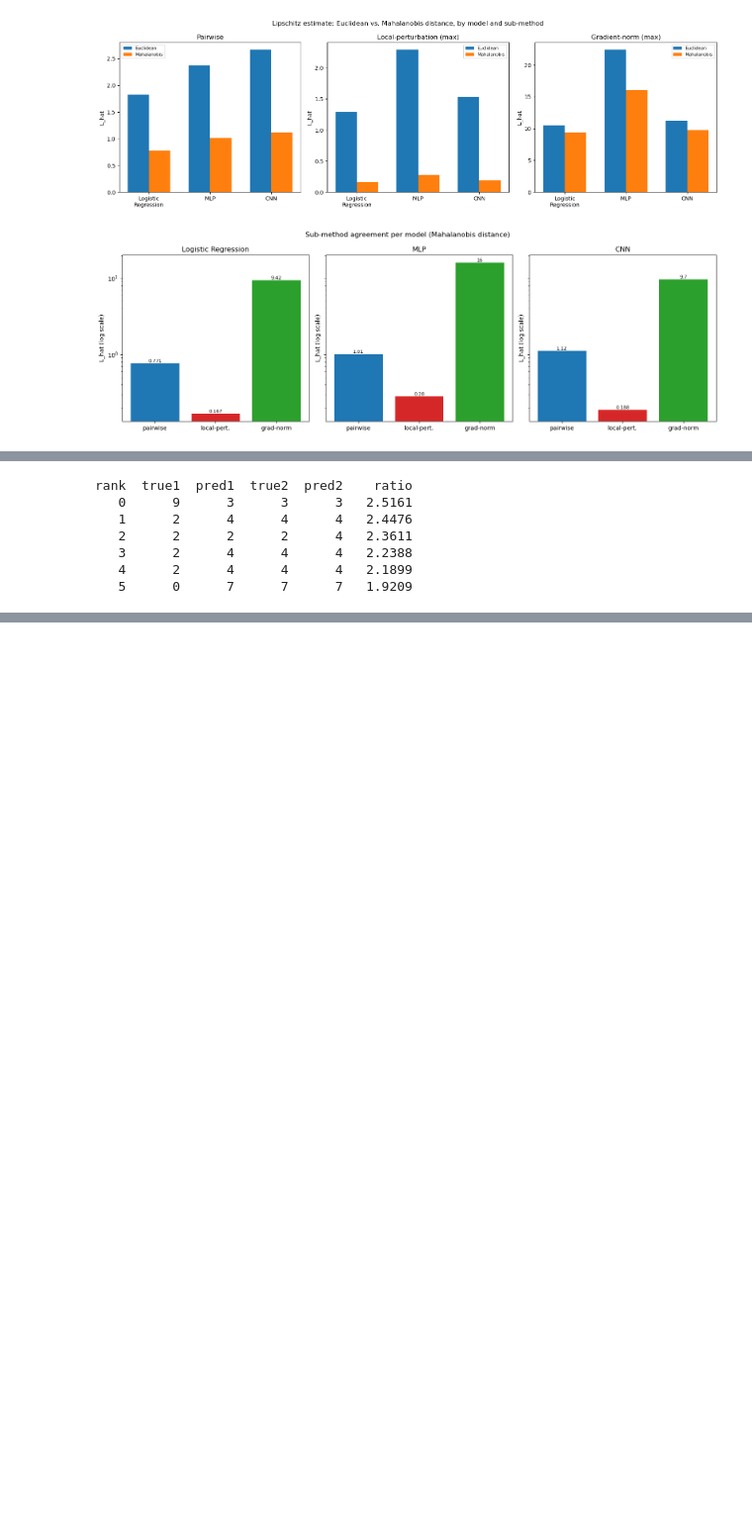
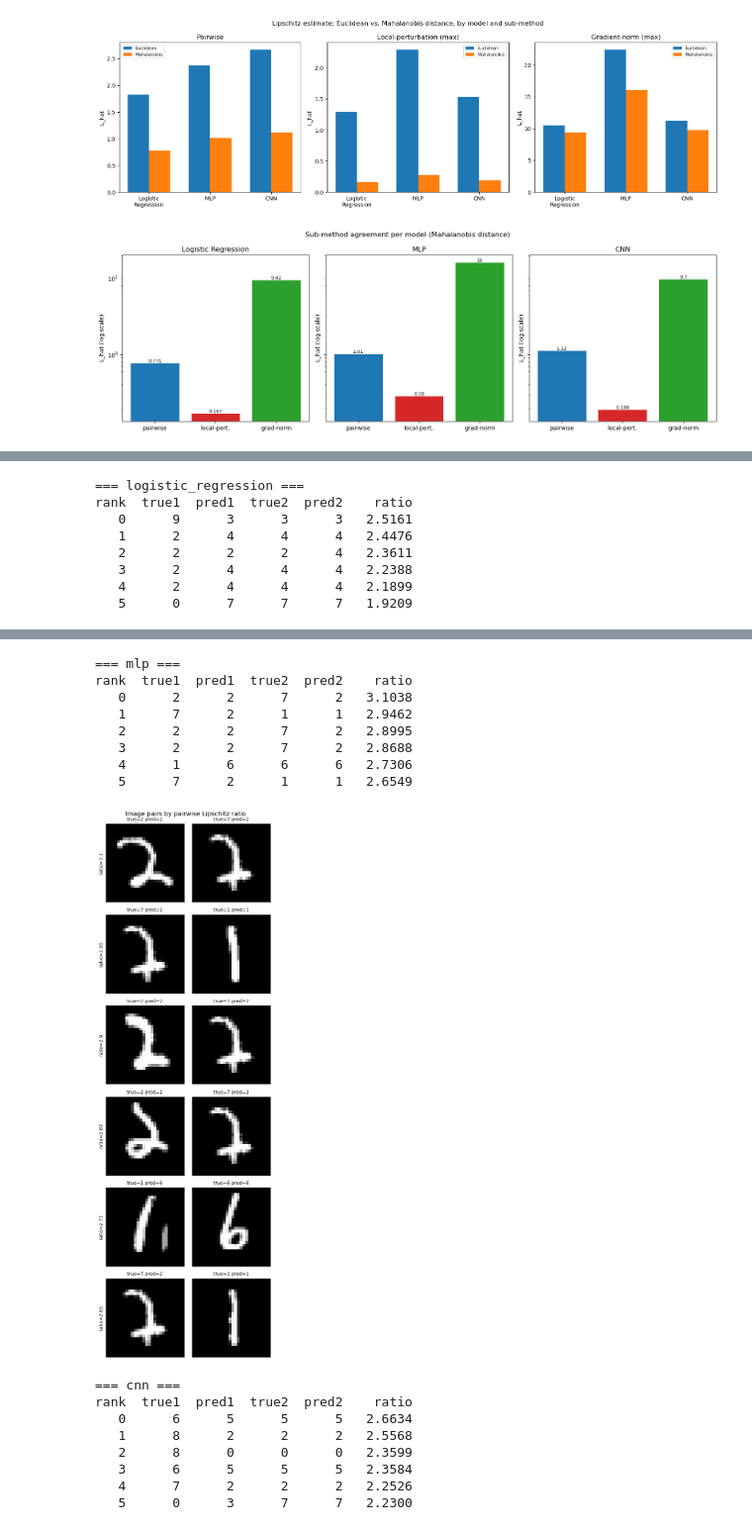
Before and after one commit to Kilobyte947/Datasig, a Jupyter notebook: mnist_lipschitz/notebook_mnist_lipschitz.ipynb, the cells around one changed output, grey strips where cells are left out. Shown at 99% size. Cells and saved outputs as stored; diff of their text form; code cells hidden in the pictures; blank space fills up the shorter version.

```diff
--- a/mnist_lipschitz/notebook_mnist_lipschitz.ipynb
+++ b/mnist_lipschitz/notebook_mnist_lipschitz.ipynb
@@ -266,19 +276,39 @@ near-neighbour index list, once in each direction) only counts once.
 # %%
-top_pairs = ratio_dist_results["top_near_neighbor_pairs"]
+for name in ["logistic_regression", "mlp", "cnn"]:
+    top_pairs = ratio_dist_euclidean_results[name]["top_near_neighbor_pairs"]
 
-print(f"{'rank':>4}{'true1':>7}{'pred1':>7}{'true2':>7}{'pred2':>7}{'ratio':>9}")
-for rank, (img1, img2, true1, pred1, true2, pred2, ratio) in enumerate(top_pairs):
-    print(f"{rank:>4}{true1:>7}{pred1:>7}{true2:>7}{pred2:>7}{ratio:>9.4f}")
+    print(f"=== {name} ===")
+    print(f"{'rank':>4}{'true1':>7}{'pred1':>7}{'true2':>7}{'pred2':>7}{'ratio':>9}")
+    for rank, (img1, img2, true1, pred1, true2, pred2, ratio) in enumerate(top_pairs):
+        print(f"{rank:>4}{true1:>7}{pred1:>7}{true2:>7}{pred2:>7}{ratio:>9.4f}")
 
-fig_top_pairs = plots.plot_image_pairs(
-    top_pairs, save_path=run_experiment.RESULTS_DIR / "top_near_neighbor_pairs.png")
-display(fig_top_pairs)
+    fig = plots.plot_image_pairs(
+        top_pairs, save_path=run_experiment.RESULTS_DIR / f"top_near_neighbor_pairs_{name}.png")
+    display(fig)
 # %% [output]
+=== logistic_regression ===
 rank  true1  pred1  true2  pred2    ratio
    0      9      3      3      3   2.5161
    1      2      4      4      4   2.4476
    2      2      2      2      4   2.3611
    3      2      4      4      4   2.2388
    4      2      4      4      4   2.1899
    5      0      7      7      7   1.9209
 [figure]
+=== mlp ===
+rank  true1  pred1  true2  pred2    ratio
+   0      2      2      7      2   3.1038
+   1      7      2      1      1   2.9462
+   2      2      2      7      2   2.8995
+   3      2      2      7      2   2.8688
+   4      1      6      6      6   2.7306
+   5      7      2      1      1   2.6549
+[figure, added]
+=== cnn ===
+rank  true1  pred1  true2  pred2    ratio
+   0      6      5      5      5   2.6634
+   1      8      2      2      2   2.5568
+   2      8      0      0      0   2.3599
+   3      6      5      5      5   2.3584
+   4      7      2      2      2   2.2526
+   5      0      3      7      7   2.2300
```
Also changed, not shown: parts of 17 cells of this notebook, 3 other files.
